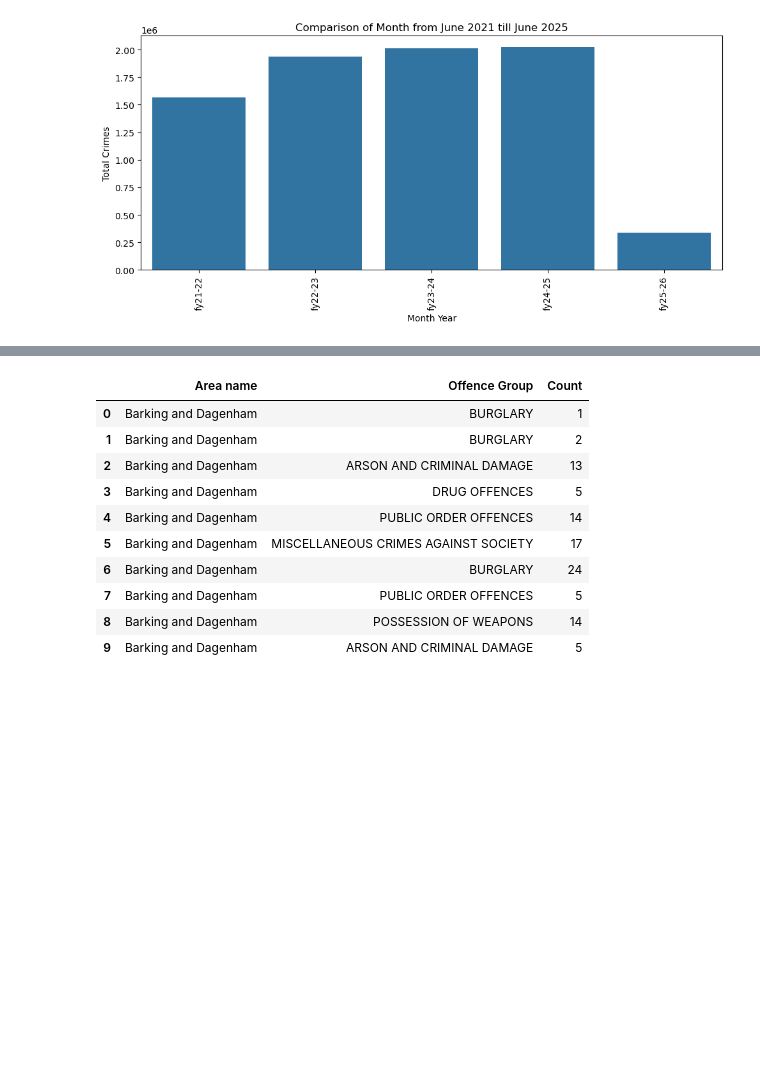
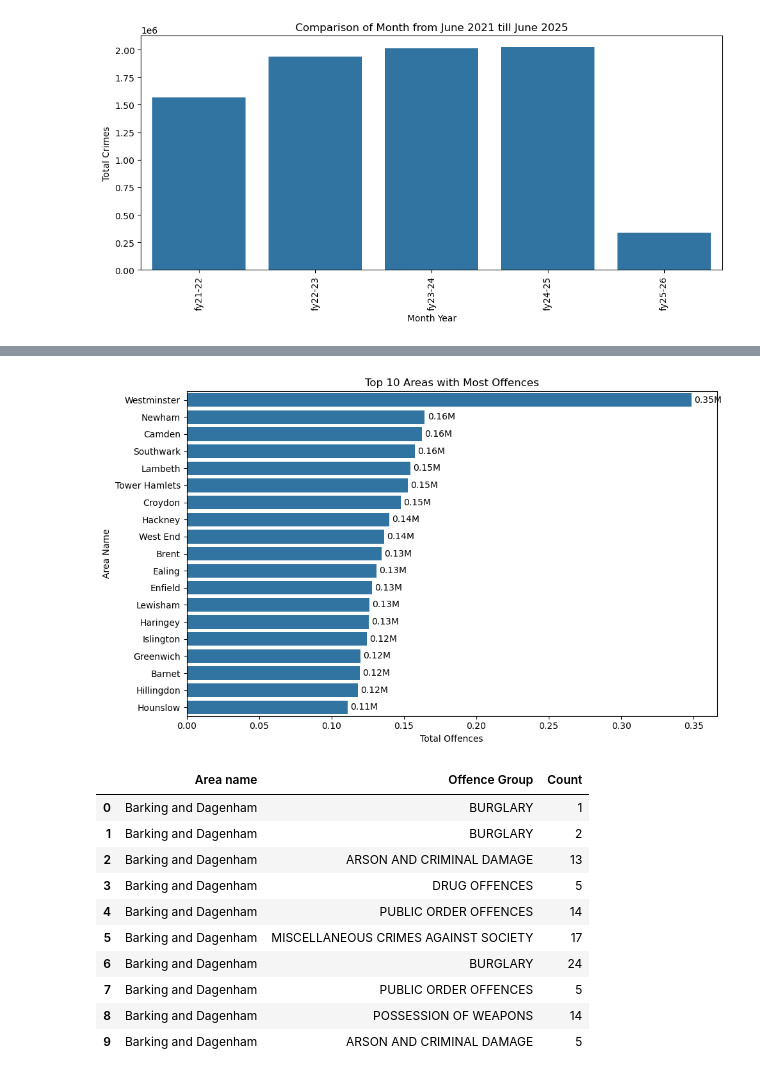
Before and after one commit to asubhan94/TNO---Crimes-in-London, a Jupyter notebook: notebooks/02_eda.ipynb, the cells around one changed output, grey strips where cells are left out. Cells and saved outputs as stored; diff of their text form; code cells hidden in the pictures; blank space fills up the shorter version.

```diff
--- a/notebooks/02_eda.ipynb
+++ b/notebooks/02_eda.ipynb
@@ -166,3 +160,25 @@ pivot.describe()
+# %%
+top_areas = (df.groupby('Area name')['Count'].sum().sort_values(ascending=False).iloc[1:20].reset_index())
+
+
+
+top_areas['Count_M'] = top_areas['Count']/1000000
+
+plt.figure(figsize=(10,6))
+barplot = sns.barplot(data=top_areas, x='Count_M', y='Area name')
+
+
+for bar in barplot.containers:
+    barplot.bar_label(bar, fmt='%0.2fM', label_type='edge', padding=3)
+
+
+plt.title('Top 10 Areas with Most Offences')
+plt.xlabel('Total Offences')
+plt.ylabel('Area Name')
+plt.tight_layout()
+plt.show()
+# %% [output]
+[figure, new version]
 # %%
 (pivot > 0).sum().sum()
 
```
Also changed, not shown: parts of 8 cells of this notebook.
